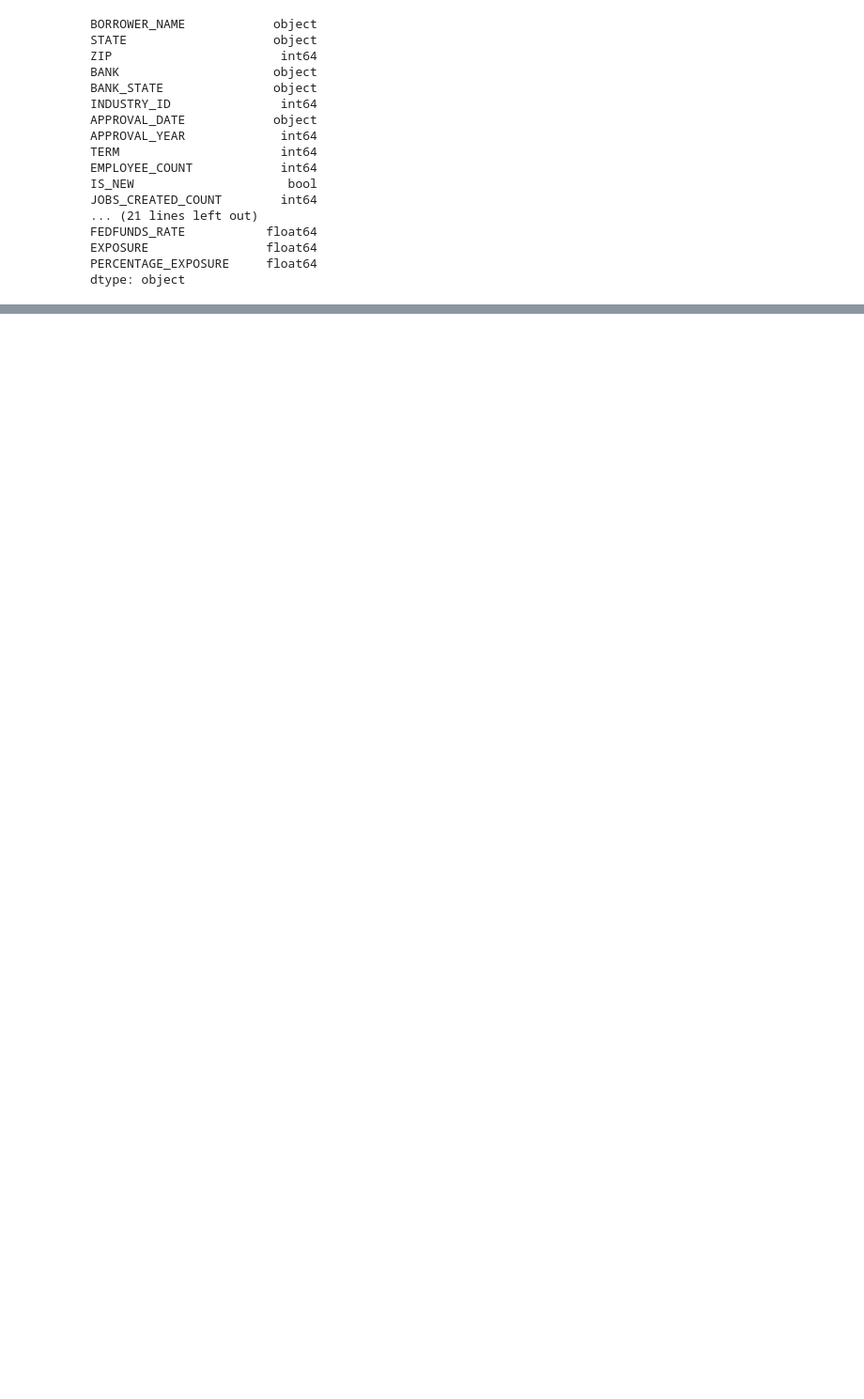
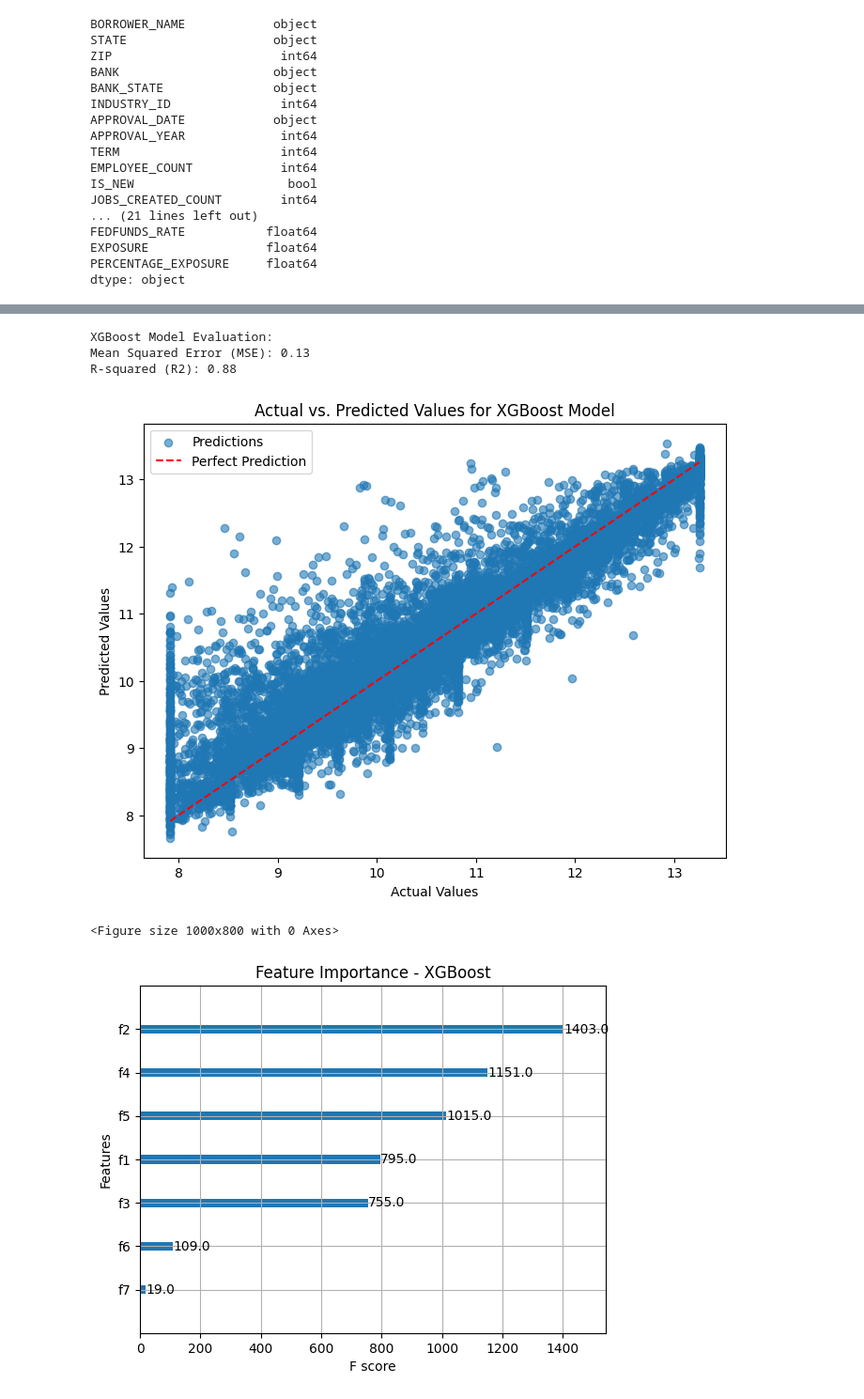
Before and after one commit to kevinXueForHack/waf_project, a Jupyter notebook: notebooks/charge_off_amount_LR.ipynb, the cells around one changed output, grey strips where cells are left out. Shown at 94% size. Saved outputs shown, nothing was run; the diff lists cells and outputs as text; code cells hidden in the pictures; blank space fills up the shorter version.

```diff
--- a/notebooks/charge_off_amount_LR.ipynb
+++ b/notebooks/charge_off_amount_LR.ipynb
@@ -50,0 +185,62 @@ full_ld_df['
+# %%
+# Train an XGBoost Regressor
+xgb_model = XGBRegressor(n_estimators=100, random_state=42, objective='reg:squarederror')
+xgb_model.fit(X_train_scaled, y_train)
+y_pred_xgb = xgb_model.predict(X_test_scaled)
+mse_xgb = mean_squared_error(y_test, y_pred_xgb)
+r2_xgb = r2_score(y_test, y_pred_xgb)
+
+# Display evaluation metrics
+print("XGBoost Model Evaluation:")
+print(f"Mean Squared Error (MSE): {mse_xgb:.2f}")
+print(f"R-squared (R2): {r2_xgb:.2f}")
+
+# Visualize actual vs. predicted values
+
+plt.figure(figsize=(8, 6))
+plt.scatter(y_test, y_pred_xgb, alpha=0.6, label="Predictions")
+plt.plot([min(y_test), max(y_test)], [min(y_test), max(y_test)],
+         color="red", linestyle="--", label="Perfect Prediction")
+plt.xlabel("Actual Values")
+plt.ylabel("Predicted Values")
+plt.title("Actual vs. Predicted Values for XGBoost Model")
+plt.legend()
+plt.show()
+
+# Optionally, display the feature importance as computed by XGBoost
+plt.figure(figsize=(10, 8))
+plot_importance(xgb_model, max_num_features=10)  # adjust number of features as needed
+plt.title("Feature Importance - XGBoost")
+plt.show()
+
+
+# Calculate residuals
+residuals = y_test - y_pred_xgb
+
+# Create residual plot
+plt.figure(figsize=(6, 4))
+plt.scatter(y_pred_xgb, residuals, alpha=0.5)
+plt.axhline(y=0, color='r', linestyle='--')
+plt.xlabel("Predicted Values")
+plt.ylabel("Residuals")
+plt.title("Residual Plot: XGBRegressor")
+plt.show()
+
+# Create histogram of residuals
+plt.figure(figsize=(6, 4))
+plt.hist(residuals, bins=30, edgecolor='black', alpha=0.7)
+plt.xlabel("Residuals")
+plt.ylabel("Frequency")
+plt.title("Histogram of Residuals")
+plt.show()
+plt.figure(figsize=(6, 4))
+stats.probplot(residuals, dist="norm", plot=plt)
+plt.title("QQ Plot of Residuals")
+plt.show()
+# %% [output]
+XGBoost Model Evaluation:
+Mean Squared Error (MSE): 0.13
+R-squared (R2): 0.88
+[figure, added]
+<Figure size 1000x800 with 0 Axes>
+[figure, added]
```
Also changed, not shown: parts of 9 cells of this notebook, 3 other files.
